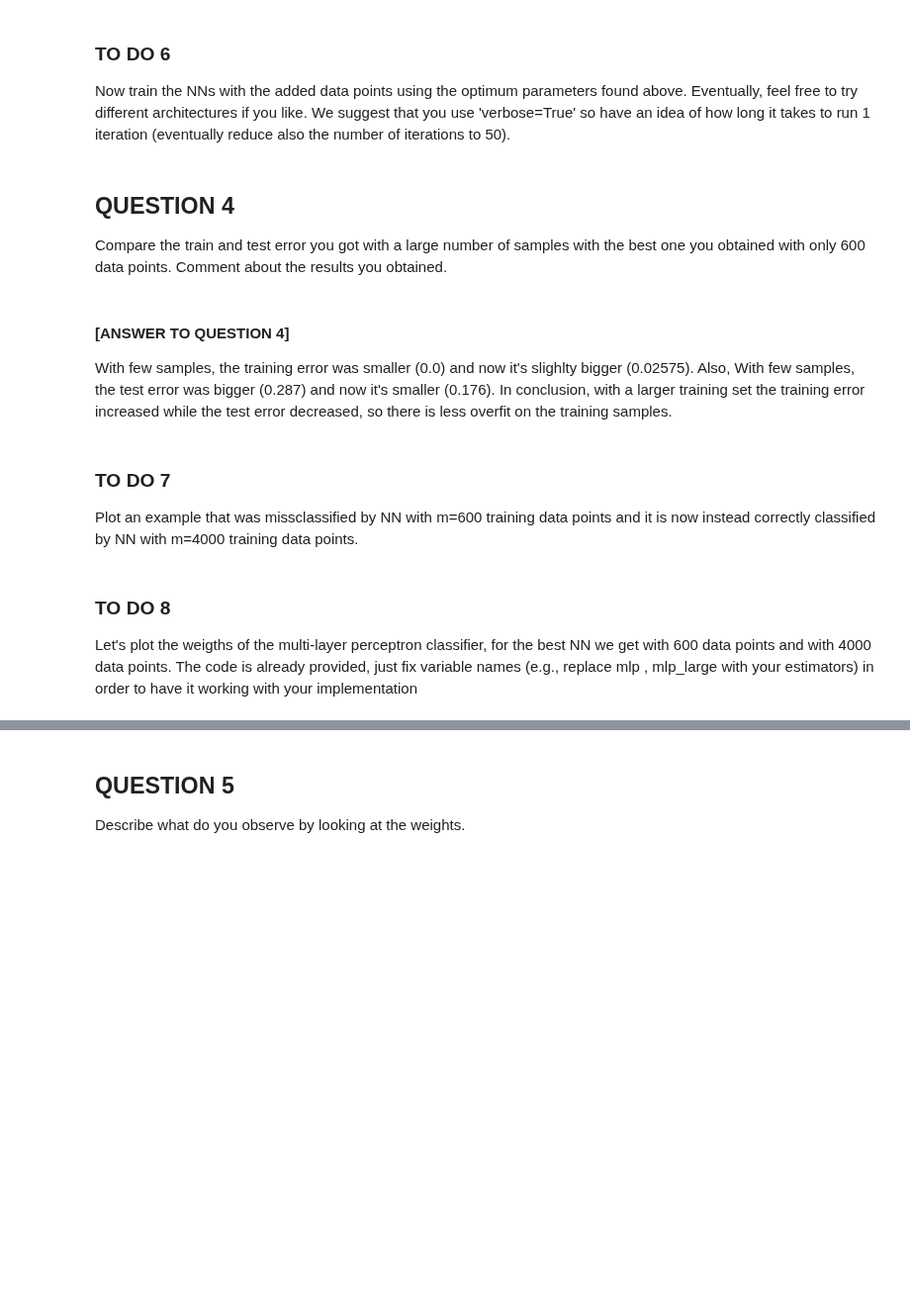
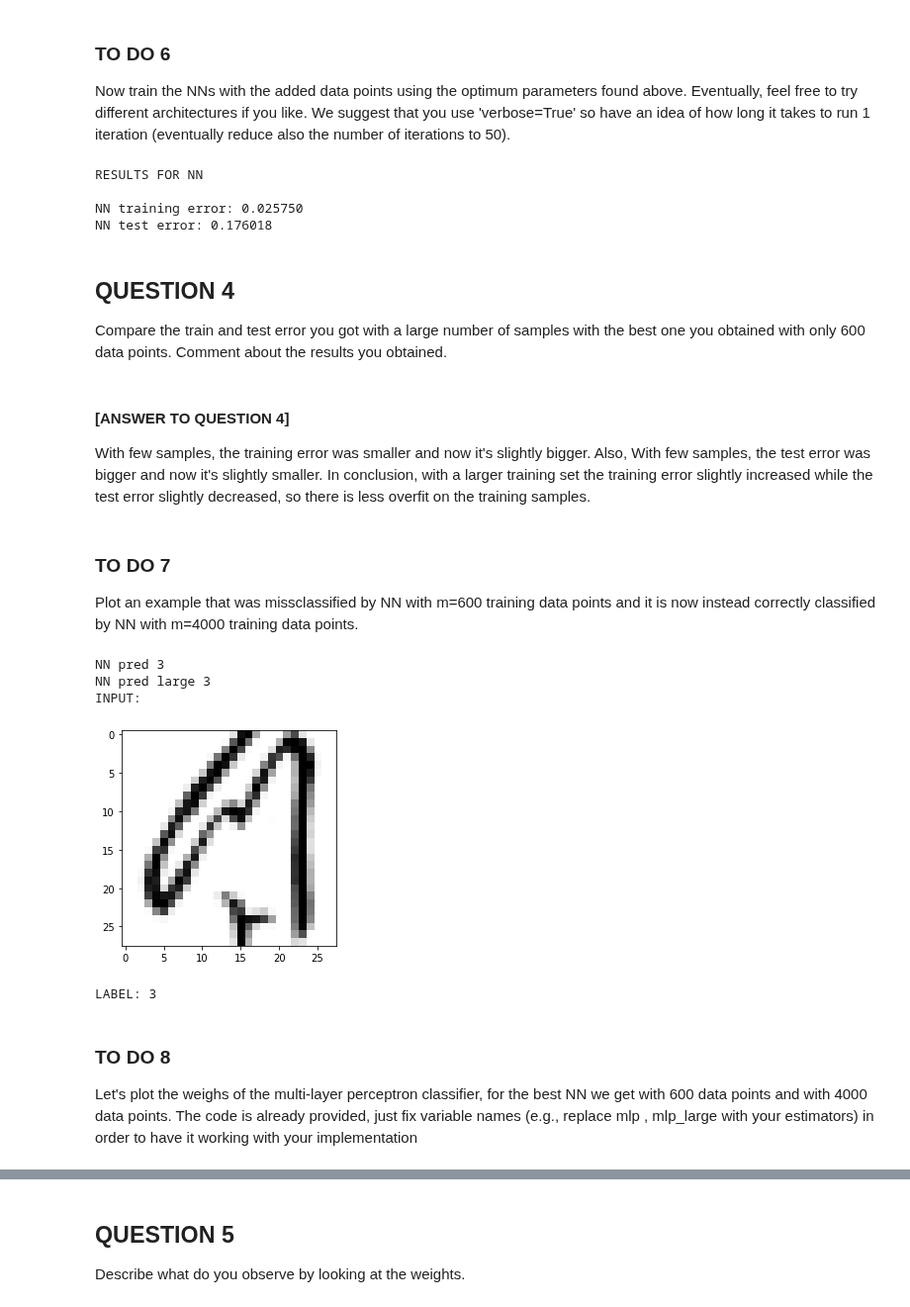
Before and after one commit to vittorioexp/machine-learning-exercises, a Jupyter notebook: homework3/esposito_vittorio_lab3.ipynb, the cells around one changed output, grey strips where cells are left out. Shown at 99% size. Saved outputs shown, nothing was run; the diff lists cells and outputs as text; code cells hidden in the pictures; blank space fills up the shorter version.

```diff
--- a/homework3/esposito_vittorio_lab3.ipynb
+++ b/homework3/esposito_vittorio_lab3.ipynb
@@ -348,14 +422,14 @@ print("Frequencies in training dataset: ", freqs)
 
 Now train the NNs with the added data points using the optimum parameters found above. Eventually, feel free to try different architectures if you like. We suggest that you use 'verbose=True' so have an idea of how long it takes to run 1 iteration (eventually reduce also the number of iterations to 50).
 # %%
-mlp_best_1 = MLPClassifier(hidden_layer_sizes=s.best_params_['hidden_layer_sizes'],
-                         batch_size=s_1.best_params_['batch_size'],
+mlp_best_1 = MLPClassifier(hidden_layer_sizes=best_hidden_layer_size,
+                         batch_size=best_batch_size,
                          max_iter=50,
                          alpha=1e-4,
                          solver='sgd',
                          tol=1e-4,
                          random_state=ID,
-                         learning_rate_init=s_3.best_params_['learning_rate_init']).fit(X_train, y_train)
+                         learning_rate_init=best_learning_rate_init).fit(X_train, y_train)
 
 
 print ('\nRESULTS FOR NN\n')
@@ -363,33 +437,25 @@ print ('\nRESULTS FOR NN\n')
 #get training and test error for the NN
 
 
-y_train_predicted_1 = mlp_best_1.predict(X_train)
-y_test_predicted_1 = mlp_best_1.predict(X_test)
-
-training_error = test_error = 0
-
-for j in range (len(y_train)):
-    if y_train_predicted_1[j] != y_train[j]:
-        training_error+=1
-
-for j in range (len(y_test)):
-    if y_test_predicted_1[j] != y_test[j]:
-        test_error+=1
-
-training_error/=len(y_train)
-test_error/=len(y_test)
+training_error = 1 - mlp_best_1.score(X_train,y_train)
+test_error = 1 - mlp_best_1.score(X_test,y_test)
 
 
 print ("NN training error: %f" % training_error)
 print ("NN test error: %f" % test_error)
+# %% [output]
+RESULTS FOR NN
+
+NN training error: 0.025750
+NN test error: 0.176018
 # %% [markdown]
 ## QUESTION 4
 Compare the train and test error you got with a large number of samples with the best one you obtained with only 600 data points. Comment about the results you obtained.
 # %% [markdown]
 #### [ANSWER TO QUESTION 4]
-With few samples, the training error was smaller (0.0) and now it's slighlty bigger (0.02575).
-Also, With few samples, the test error was bigger (0.287) and now it's smaller (0.176).
-In conclusion, with a larger training set the training error increased while the test error decreased, so there is less overfit on the training samples.
+With few samples, the training error was smaller and now it's slightly bigger.
+Also, With few samples, the test error was bigger and now it's slightly smaller.
+In conclusion, with a larger training set the training error slightly increased while the test error slightly decreased, so there is less overfit on the training samples.
 # %% [markdown]
 ### TO DO 7
 
@@ -439,7 +463,25 @@ for i in range(num):
+# %%
+NN_prediction = mlp_best.predict(X_test)
+large_NN_prediction = mlp_best_1.predict(X_test)
+
+
+for i in range(X_test.shape[0]):
+    if NN_prediction[i] == y_test[i] and \
+            large_NN_prediction[i] == y_test[i]:
+        print("NN pred " + str(NN_prediction[i]))
+        print("NN pred large " + str(large_NN_prediction[i]))
+        plot_input(X_test, y_test, i)
+        break
+# %% [output]
+NN pred 3
+NN pred large 3
+INPUT:
+[figure, added]
+LABEL: 3
 # %% [markdown]
 ### TO DO 8
 
-Let's plot the weigths of the multi-layer perceptron classifier, for the best NN we get with 600 data points and with 4000 data points. The code is already provided, just fix variable names (e.g., replace mlp , mlp_large with your estimators) in order to have it working with your implementation
+Let's plot the weighs of the multi-layer perceptron classifier, for the best NN we get with 600 data points and with 4000 data points. The code is already provided, just fix variable names (e.g., replace mlp , mlp_large with your estimators) in order to have it working with your implementation
 # %%
 print("Weights with 600 data points:")
 
```
Also changed, not shown: parts of 20 cells of this notebook.
